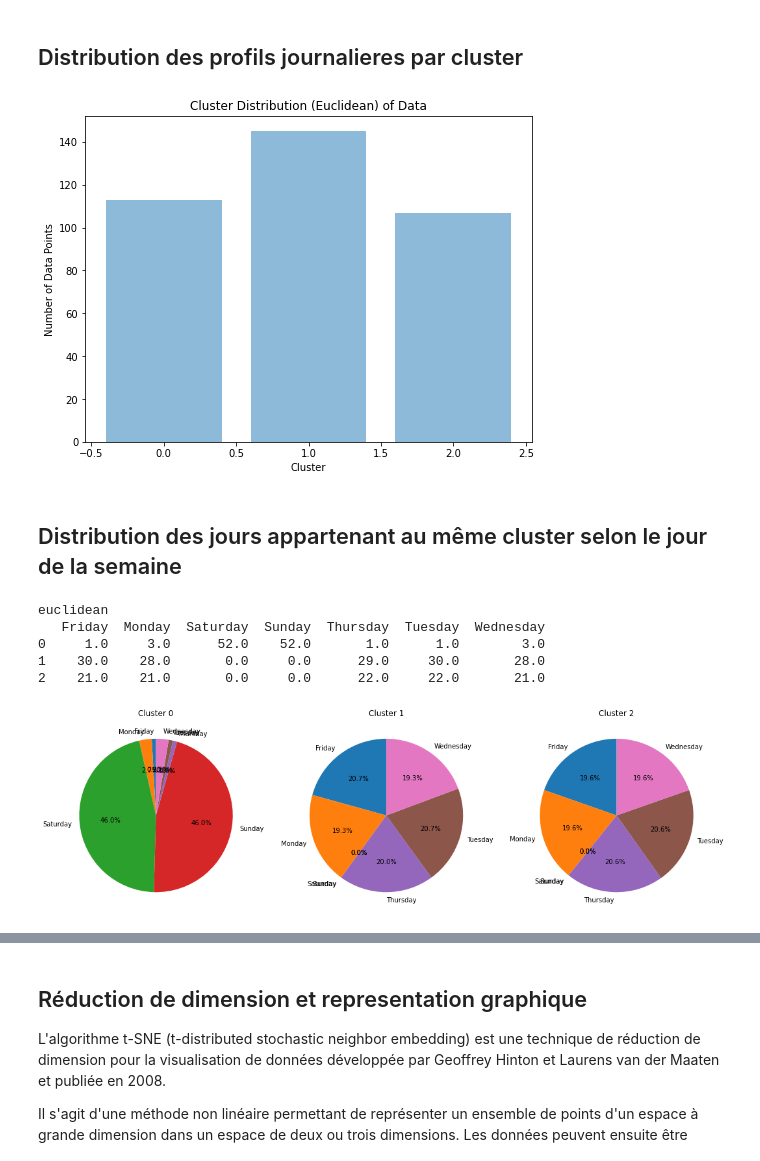
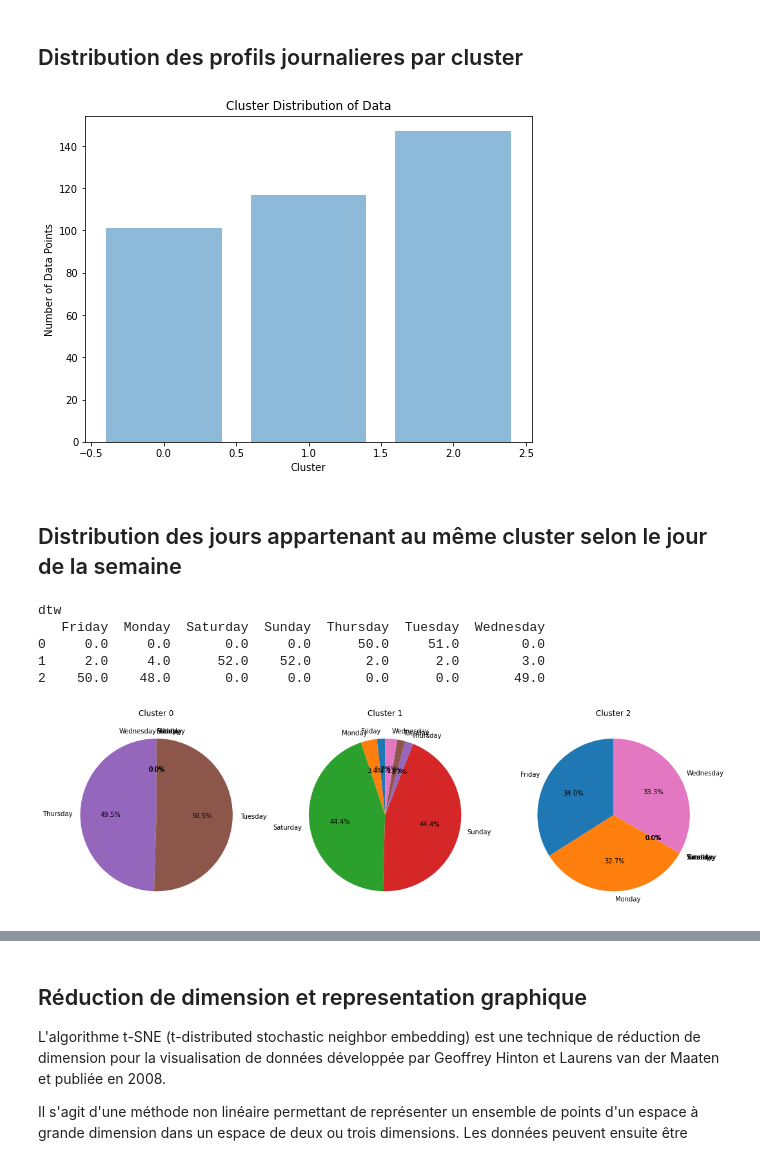
Before and after one commit to Cristina-MariaG/Big_data_clustering_electricity_consumption, a Jupyter notebook: a_day_profil_conso_office_electricity_exam_building_1_.ipynb, the cells around one changed output, grey strips where cells are left out. Cells and saved outputs as stored; diff of their text form; code cells hidden in the pictures.

```diff
--- a/1_day_profil_conso_office_electricity_exam.ipynb
+++ b/a_day_profil_conso_office_electricity_exam_building_1_.ipynb
@@ -386,7 +607,11 @@ def calcul_clusters_number_tslearn(X):
 
     for k in range(1, nb_maximal):
         km = TimeSeriesKMeans(
-            n_clusters=k, metric="euclidean", max_iter=5, random_state=0
+            n_clusters=k,
+            n_init=2,
+            metric="dtw",
+            max_iter_barycenter=20,
+            random_state=0,
         )
         kmeans = km.fit(X)
         inertia.append(kmeans.inertia_)
@@ -399,5 +624,5 @@ def calcul_clusters_number_tslearn(X):
     plt.show()
 
 
-calcul_clusters_number_tslearn(df_profil_day_original)
+calcul_clusters_number_tslearn(df_profil_day)
 # %% [output]
@@ -545,7 +668,7 @@ def show_tslearn_clusters(df_profil_day, y_pred, title, km, nb_clusters):
     for i, (y_pred, km, title) in enumerate(
         zip(
             [y_pred, y_pred_dtw, y_pred_sdtw],
-            [km_euclidean, dba_km, sdtw_km],
+            [km_euclidean, dtw_km, sdtw_km],
             ["Euclidean $k$-means", "Dtw k-means", "Soft-DTW $k$-means"],
         )
     ):
@@ -586,11 +725,0 @@ def show_tslearn_clusters(df_profil_day, y_pred, title, km, nb_clusters):
-# %%
-show_tslearn_clusters(
-    df_profil_day, y_pred, "Euclidean $k$-means", km_euclidean, nb_clusters
-)
-show_tslearn_clusters(df_profil_day, y_pred_dtw, "Dtw k-means", dba_km, nb_clusters)
-
-show_tslearn_clusters(
-    df_profil_day, y_pred_sdtw, "Soft-DTW $k$-means", sdtw_km, nb_clusters
-)
-plt.tight_layout()
-plt.show()
@@ -649,19 +800,19 @@ Le score le plus proche de 1 est celui de la clusterisation utilisant la métriq
 # %%
 df_profil_day_cluster = df_profil_day_original.copy()
 
-if best_metric == "euclidean":
+
+if best_metric_inertia == "euclidean":
     df_profil_day_cluster.insert(0, "clusters", y_pred)
-    model_optimal=model
-    y_predict=y_pred
-elif best_metric == "dtw":
+    model_optimal = model
+    y_predict = y_pred
+elif best_metric_inertia == "dtw":
     df_profil_day_cluster.insert(0, "clusters", y_pred_dtw)
-    model_optimal=model_dtw
-    y_predict=y_pred_dtw
-elif best_metric == "sdtw":
+    model_optimal = model_dtw
+    y_predict = y_pred_dtw
+elif best_metric_inertia == "sdtw":
     df_profil_day_cluster.insert(0, "clusters", y_pred_sdtw)
-    model_optimal=model_sdtw
-    y_predict=y_pred_sdtw
+    model_optimal = model_sdtw
+    y_predict = y_pred_sdtw
 
-# df_profil_day_euclidean.insert(0, "clusters", y_pred)
 df_profil_day_cluster
 # %% [output]
@@ -705,10 +856,10 @@ def plot_cluster_distribution(df, cluster_column, title):
 
 # Plot the cluster distribution for Euclidean metric
 plot_cluster_distribution(
-    df_profil_day_cluster, "clusters", "Cluster Distribution (Euclidean) of Data"
+    df_profil_day_cluster, "clusters", "Cluster Distribution of Data"
 )
 # %% [output]
-[figure, old version]
+[figure, new version]
 # %% [markdown]
 ## Distribution des jours appartenant au même cluster selon le jour de la semaine
 # %%
@@ -725,45 +876,44 @@ def process_cluster_data(df, cluster_column, message):
 
     # Determine the appropriate column for grouping:
     grouped_df = df.groupby("clusters")
-
 
     # Initialize a dictionary to store the results
     results = {}
 
     # Loop through each group
     for name, group in grouped_df:
         # Count the occurrences of each day of the week in the group
         day_counts = group.index.day_name().value_counts()
 
         # Store the results in the dictionary
         results[name] = day_counts
 
     # Create a DataFrame from the dictionary
     result_df = pd.DataFrame(results).T.fillna(0)
 
     # Display the resulting DataFrame with the specified message
     print(message)
     print(result_df)
 
     # Create subplots with a single row for each cluster
     fig, axs = plt.subplots(1, result_df.shape[0], figsize=(6 * result_df.shape[0], 6))
 
     for i, (cluster, row) in enumerate(result_df.iterrows()):
         axs[i].pie(row, labels=row.index, autopct="%1.1f%%", startangle=90)
         axs[i].set_title(f"Cluster {cluster}")
 
     plt.show()
 
 
 # Appeler la fonction pour chaque DataFrame avec le message approprié
-process_cluster_data(df_profil_day_cluster, "clusters", best_metric)
+process_cluster_data(df_profil_day_cluster, "clusters", best_metric_inertia)
 # %% [output]
-euclidean
+dtw
    Friday  Monday  Saturday  Sunday  Thursday  Tuesday  Wednesday
-0     1.0     3.0      52.0    52.0       1.0      1.0        3.0
-1    30.0    28.0       0.0     0.0      29.0     30.0       28.0
-2    21.0    21.0       0.0     0.0      22.0     22.0       21.0
+0     0.0     0.0       0.0     0.0      50.0     51.0        0.0
+1     2.0     4.0      52.0    52.0       2.0      2.0        3.0
+2    50.0    48.0       0.0     0.0       0.0      0.0       49.0
-[figure, old version]
+[figure, new version]
 # %%
 def show_clusters_comparison(df_profil_day, y_pred_list, title_list, nb_clusters):
     fig, axs = plt.subplots(
```
Also changed, not shown: parts of 32 cells of this notebook, 9 other files.
